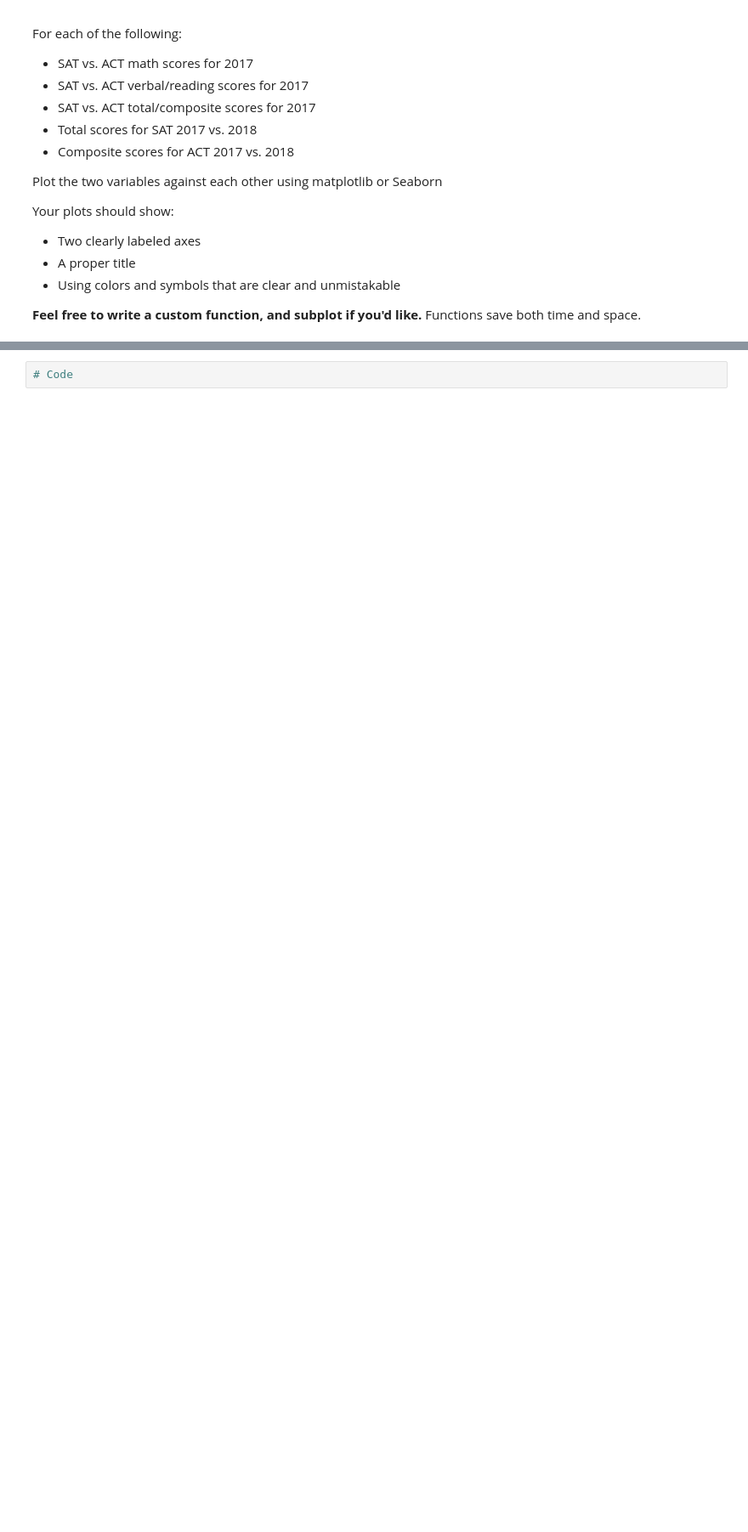
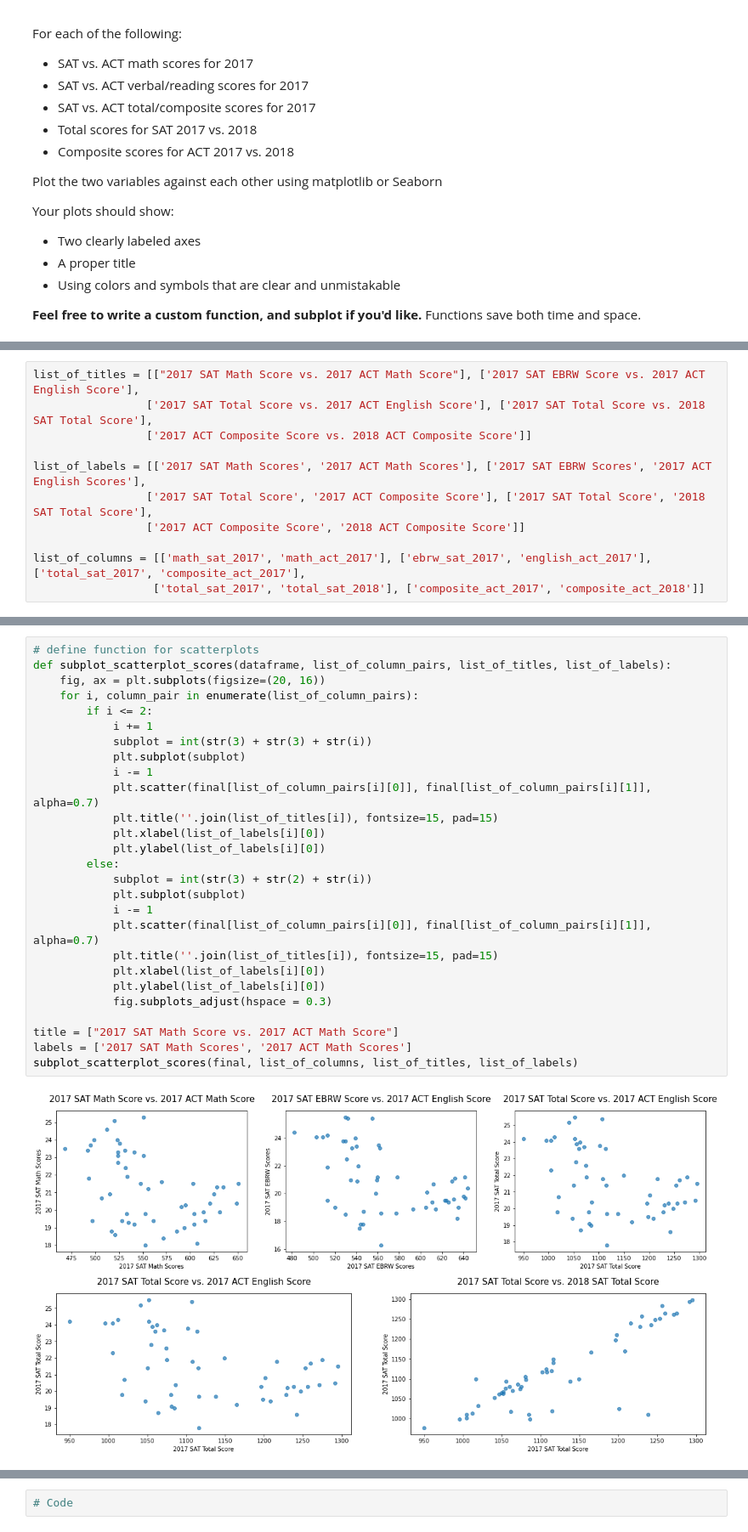
Before and after one commit to EricHeidbreder/GA_projects, a Jupyter notebook: projects/project-1-master/code/sat_act_data_HEIDBREDER.ipynb, the cells around one changed output, grey strips where cells are left out. Shown at 85% size. Saved outputs shown, nothing was run; the diff lists cells and outputs as text; blank space fills up the shorter version.

Commit message:
Added scatterplot visual

```diff
--- a/projects/project-1-master/code/sat_act_data_HEIDBREDER.ipynb
+++ b/projects/project-1-master/code/sat_act_data_HEIDBREDER.ipynb
@@ -1147,0 +1134,11 @@ subplot_scatterplot_scores(final, 'participation_act_2017', 'participation_sat_2
+# %%
+list_of_titles = [["2017 SAT Math Score vs. 2017 ACT Math Score"], ['2017 SAT EBRW Score vs. 2017 ACT English Score'],
+                 ['2017 SAT Total Score vs. 2017 ACT English Score'], ['2017 SAT Total Score vs. 2018 SAT Total Score'],
+                 ['2017 ACT Composite Score vs. 2018 ACT Composite Score']]
+
+list_of_labels = [['2017 SAT Math Scores', '2017 ACT Math Scores'], ['2017 SAT EBRW Scores', '2017 ACT English Scores'],
+                 ['2017 SAT Total Score', '2017 ACT Composite Score'], ['2017 SAT Total Score', '2018 SAT Total Score'],
+                 ['2017 ACT Composite Score', '2018 ACT Composite Score']]
+
+list_of_columns = [['math_sat_2017', 'math_act_2017'], ['ebrw_sat_2017', 'english_act_2017'], ['total_sat_2017', 'composite_act_2017'],
+                  ['total_sat_2017', 'total_sat_2018'], ['composite_act_2017', 'composite_act_2018']]
@@ -1147,0 +1149,29 @@ subplot_scatterplot_scores(final, 'participation_act_2017', 'participation_sat_2
+# %%
+# define function for scatterplots
+def subplot_scatterplot_scores(dataframe, list_of_column_pairs, list_of_titles, list_of_labels):
+    fig, ax = plt.subplots(figsize=(20, 16))
+    for i, column_pair in enumerate(list_of_column_pairs):
+        if i <= 2:
+            i += 1
+            subplot = int(str(3) + str(3) + str(i))
+            plt.subplot(subplot)
+            i -= 1
+            plt.scatter(final[list_of_column_pairs[i][0]], final[list_of_column_pairs[i][1]], alpha=0.7)
+            plt.title(''.join(list_of_titles[i]), fontsize=15, pad=15)
+            plt.xlabel(list_of_labels[i][0])
+            plt.ylabel(list_of_labels[i][0])
+        else:
+            subplot = int(str(3) + str(2) + str(i))
+            plt.subplot(subplot)
+            i -= 1
+            plt.scatter(final[list_of_column_pairs[i][0]], final[list_of_column_pairs[i][1]], alpha=0.7)
+            plt.title(''.join(list_of_titles[i]), fontsize=15, pad=15)
+            plt.xlabel(list_of_labels[i][0])
+            plt.ylabel(list_of_labels[i][0])
+            fig.subplots_adjust(hspace = 0.3)
+
+title = ["2017 SAT Math Score vs. 2017 ACT Math Score"]
+labels = ['2017 SAT Math Scores', '2017 ACT Math Scores']
+subplot_scatterplot_scores(final, list_of_columns, list_of_titles, list_of_labels)
+# %% [output]
+[figure, added]
```
Also changed, not shown: parts of 9 cells of this notebook.
